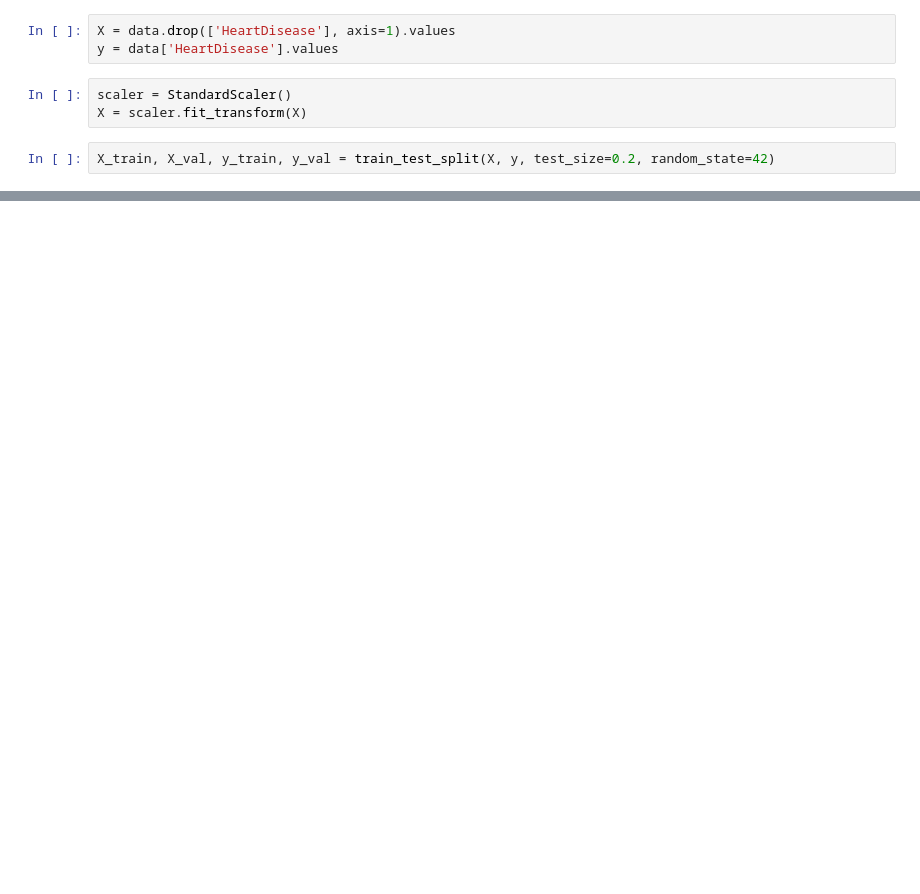
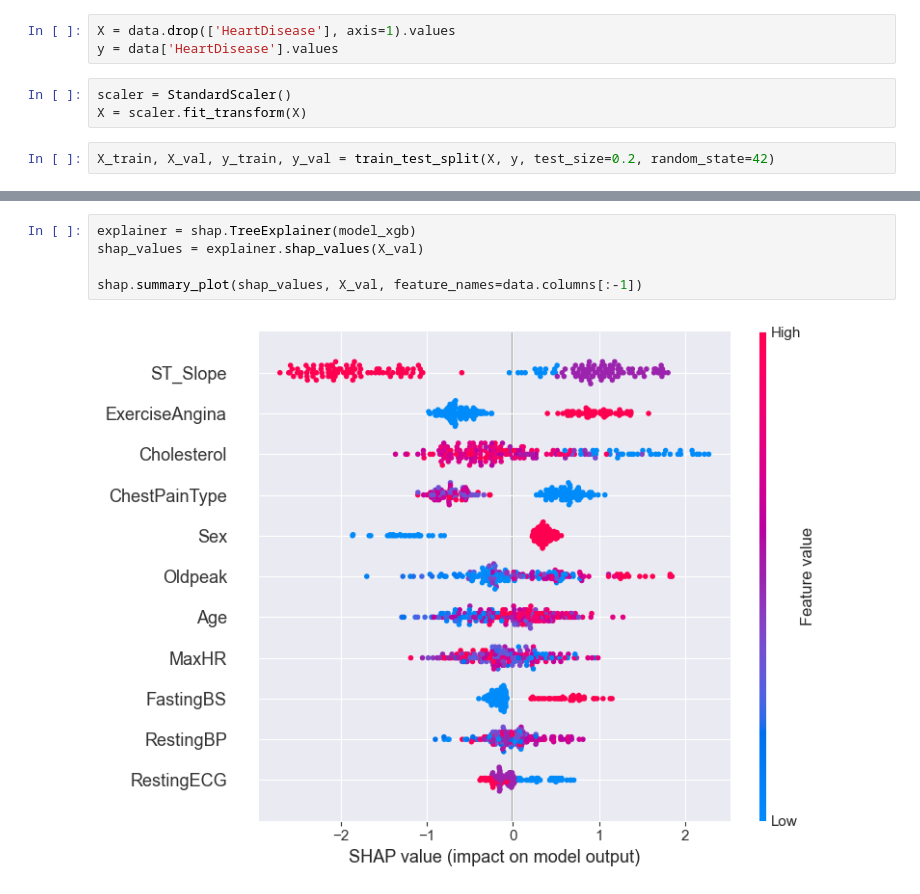
Before and after one commit to aaron6yi/team-16, a Jupyter notebook: HeartDiseasePredictionModel.ipynb, the cells around one changed output, grey strips where cells are left out. Drawn from its saved outputs; the diff is of its cells as text; blank space fills up the shorter version.

```diff
--- a/HeartDiseasePredictionModel.ipynb
+++ b/HeartDiseasePredictionModel.ipynb
@@ -215,0 +350,7 @@ plt.show()
+# %%
+explainer = shap.TreeExplainer(model_xgb)
+shap_values = explainer.shap_values(X_val)
+
+shap.summary_plot(shap_values, X_val, feature_names=data.columns[:-1])
+# %% [output]
+[figure, added]
```
Also changed, not shown: parts of 19 cells of this notebook.
